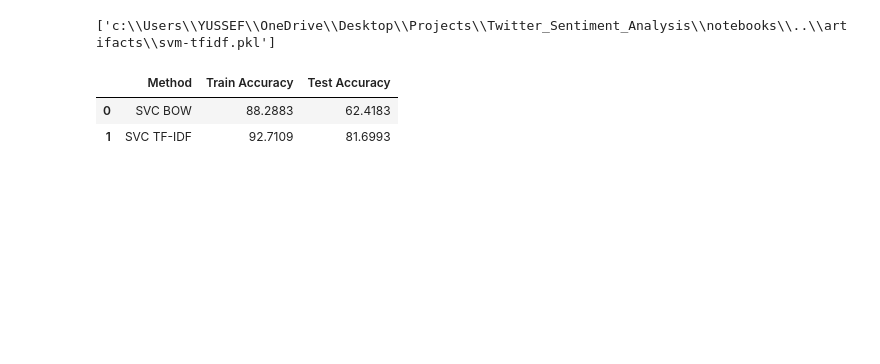
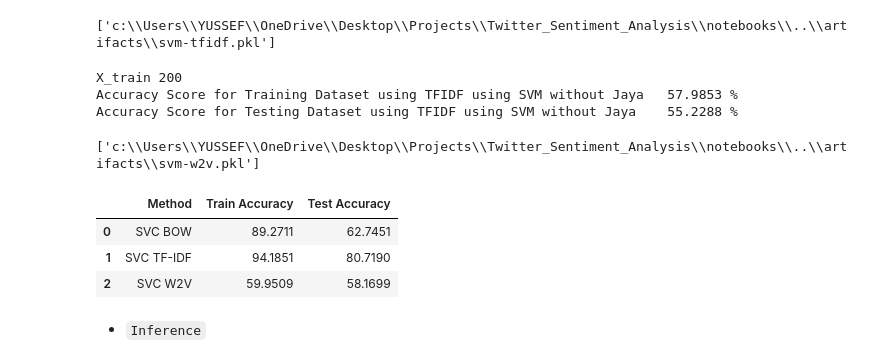
Before and after one commit to youssef1404/Twitter_Sentiment_Analysis, a Jupyter notebook: notebooks/notebook.ipynb, the cells around one changed output. Drawn from its saved outputs; the diff is of its cells as text; code cells hidden in the pictures; blank space fills up the shorter version.

Commit message:
Trying word2vec embedding model

```diff
--- a/notebooks/notebook.ipynb
+++ b/notebooks/notebook.ipynb
@@ -479,10 +481,11 @@ tokenized_tweet.head()
 Name: text, dtype: object
 # %%
 ## Join words again and append it to (dataset DF)
-for i in range(len(tokenized_tweet)):
-    tokenized_tweet[i] = ' '.join(tokenized_tweet[i])
+tokenized_tweett = tokenized_tweet
+for i in range(len(tokenized_tweett)):
+    tokenized_tweett[i] = ' '.join(tokenized_tweett[i])
 
-df['text'] = tokenized_tweet
+df['text'] = tokenized_tweett
 df.head()
 # %% [output]
 |  | class | text |
@@ -609,24 +695,22 @@ def before_models(method='BOW', imb='smote'):
         X = X_bow
     elif method.lower() == 'tfidf':
         X = X_tfidf
+    elif method.lower() == 'w2v':
+        X = X_w2v
     else:
         print('Enter a method from (bow, tfidf)')
 
     y = df['class']
 
-    if imb.lower() == 'smote':
-        ## Using SMOTE to solve imblanced dataset
-        over = SMOTE()
-        X_new, y_new = over.fit_resample(X, y)
-        ## Split Datsets to train and test
-        X_train, X_test, y_train, y_test = train_test_split(X_new, y_new,
-                                                        shuffle=True, stratify=y_new,
-                                                        test_size=0.2, random_state=15)
-    else:
-        ## Split Datsets to train and test
-        X_train, X_test, y_train, y_test = train_test_split(X, y,
-                                                        shuffle=True, stratify=y_new,
-                                                        test_size=0.2, random_state=15)
+    ## Using SMOTE to solve imblanced dataset
+    over = SMOTE()
+    X_new, y_new = over.fit_resample(X, y)
+
+    ## Split Datsets to train and test
+    X_train, X_test, y_train, y_test = train_test_split(X_new, y_new,
+                                                    shuffle=True, stratify=y_new,
+                                                    test_size=0.2, random_state=15)
+
 
     return X_train, X_test, y_train, y_test
 # %% [markdown]
@@ -688,25 +775,40 @@ Accuracy Score for Testing Dataset using TFIDF using SVM without Jaya    81.6993
 joblib.dump(svc_tfidf, os.path.join(ARTIFACTS_FOLDER_PATH, 'svm-tfidf.pkl'))
 # %% [output]
 ['c:\\Users\\YUSSEF\\OneDrive\\Desktop\\Projects\\Twitter_Sentiment_Analysis\\notebooks\\..\\artifacts\\svm-tfidf.pkl']
+# %%
+## Using W2V using SVM
+svc_w2v, acc_train_svm_w2v, acc_test_svm_w2v = svm_without_jaya(method='w2v')
+print(f'Accuracy Score for Training Dataset using TFIDF using SVM without Jaya \t {acc_train_svm_w2v} %')
+print(f'Accuracy Score for Testing Dataset using TFIDF using SVM without Jaya \t {acc_test_svm_w2v} %')
+# %% [output]
+X_train 200
+Accuracy Score for Training Dataset using TFIDF using SVM without Jaya   57.9853 %
+Accuracy Score for Testing Dataset using TFIDF using SVM without Jaya    55.2288 %
+# %%
+# Dumb the model
+joblib.dump(svc_w2v, os.path.join(ARTIFACTS_FOLDER_PATH, 'svm-w2v.pkl'))
+# %% [output]
+['c:\\Users\\YUSSEF\\OneDrive\\Desktop\\Projects\\Twitter_Sentiment_Analysis\\notebooks\\..\\artifacts\\svm-w2v.pkl']
 # %%
 ## Combine all results of SVM wihtout Jaya in one DataFrame
-acc_train_svm = [acc_train_svm_bow, acc_train_svm_tfidf]
-acc_test_svm = [acc_test_svm_bow, acc_test_svm_tfidf]
+acc_train_svm = [acc_train_svm_bow, acc_train_svm_tfidf, acc_train_svm_w2v]
+acc_test_svm = [acc_test_svm_bow, acc_test_svm_tfidf, acc_test_svm_w2v]
 
 
 ## Create a DataFrame for SVM accuracies
 data_svm = {
-        'Method': ['SVC BOW', 'SVC TF-IDF'],
+        'Method': ['SVC BOW', 'SVC TF-IDF', 'SVC W2V'],
         'Train Accuracy': acc_train_svm,
         'Test Accuracy': acc_test_svm
             }
 
 svm_accuracy_df = pd.DataFrame(data_svm)
 svm_accuracy_df
 # %% [output]
 |  | Method | Train Accuracy | Test Accuracy |
-| 0 | SVC BOW | 88.2883 | 62.4183 |
-| 1 | SVC TF-IDF | 92.7109 | 81.6993 |
+| 0 | SVC BOW | 89.2711 | 62.7451 |
+| 1 | SVC TF-IDF | 94.1851 | 80.7190 |
+| 2 | SVC W2V | 59.9509 | 58.1699 |
 # %%
 def svc_with_jaya(method: str):
     ''' This Function is to train SVM with Jaya optimizer.
@@ -785,3 +887,5 @@ def svc_with_jaya(method: str):
 
     ## I will return the Model itself (In case we want to download it or use it later for Deployment) with accuracies.
     return svc, acc_train, acc_test
+# %% [markdown]
+* `Inference`
```
Also changed, not shown: parts of 18 cells of this notebook, 8 other files.
